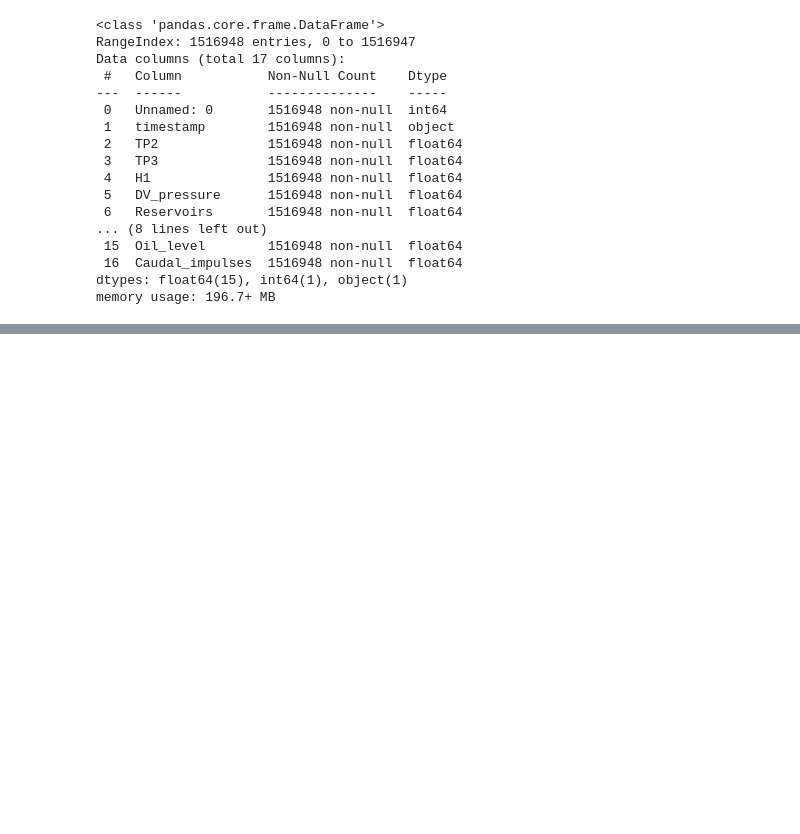
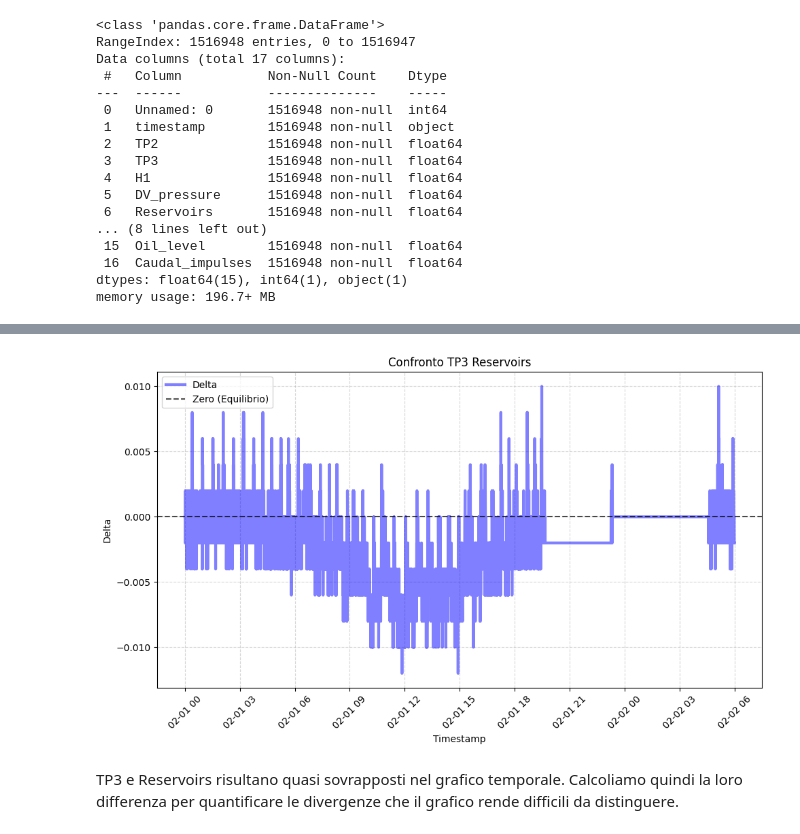
Before and after one commit to marcelloluca21-arch/metropt-monitor, a Jupyter notebook: analisi.ipynb, the cells around one changed output, grey strips where cells are left out. Saved outputs shown, nothing was run; the diff lists cells and outputs as text; code cells hidden in the pictures; blank space fills up the shorter version.

```diff
--- a/analisi.ipynb
+++ b/analisi.ipynb
@@ -39,0 +270,22 @@ memory usage: 196.7+ MB
+# %%
+df["delta"] = df["TP3"]-df["Reservoirs"]
+
+df_sub = df[(df['timestamp'] >= start_date) & (df['timestamp'] <= end_date)]
+
+plt.figure(figsize=(10, 6))
+plt.plot (df_sub['timestamp'], df_sub['delta'], linewidth = 3, color="blue", alpha=0.5, label= "Delta")
+
+plt.axhline(0, color='black', linestyle='--', alpha=0.7, label='Zero (Equilibrio)')
+
+plt.legend()
+plt.title('Confronto TP3 Reservoirs')
+plt.xlabel('Timestamp')
+plt.ylabel('Delta')
+plt.xticks(rotation=45)
+plt.grid(True, linestyle='--', alpha=0.5)
+plt.tight_layout()
+plt.show()
+# %% [output]
+[figure, added]
+# %% [markdown]
+TP3 e Reservoirs risultano quasi sovrapposti nel grafico temporale. Calcoliamo quindi la loro differenza per quantificare le divergenze che il grafico rende difficili da distinguere.
```
Also changed, not shown: parts of 42 cells of this notebook, 1 other file.
